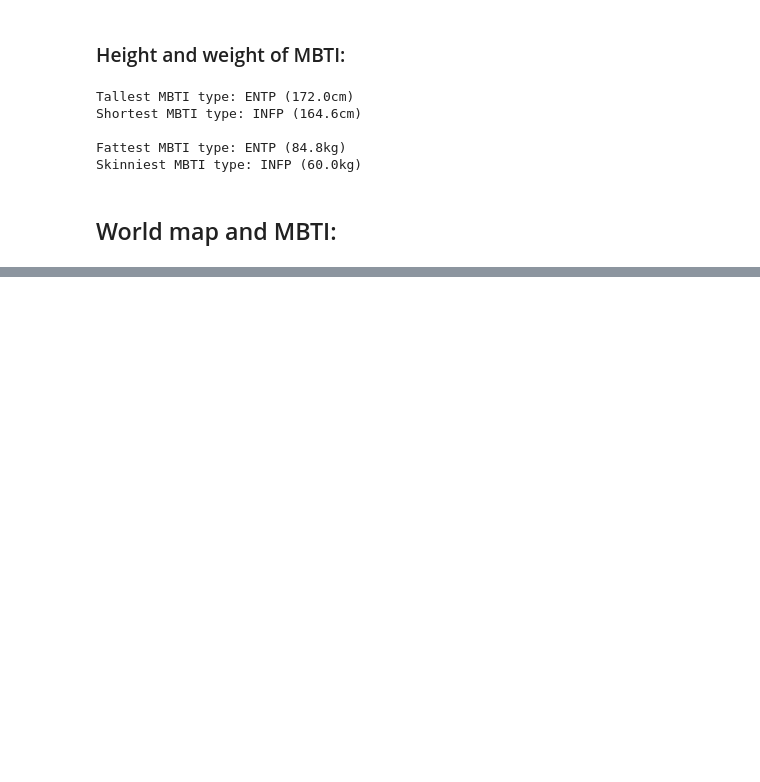
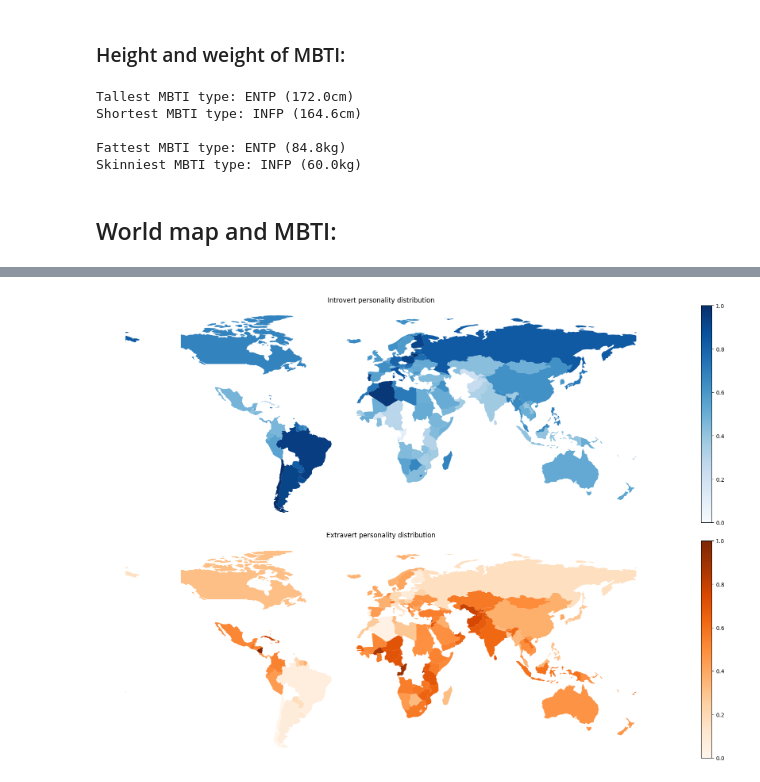
Before and after one commit to NightWanderer2004/BigData-learning, a Jupyter notebook: project/project.ipynb, the cells around one changed output, grey strips where cells are left out. Cells and saved outputs as stored; diff of their text form; code cells hidden in the pictures; blank space fills up the shorter version.

```diff
--- a/project/project.ipynb
+++ b/project/project.ipynb
@@ -459,0 +434,23 @@ Skinniest MBTI type: INFP (60.0kg)
+# %%
+introvert_types = ["ISTJ", "ISFJ", "INFJ", "INTJ", "ISTP", "ISFP", "INFP", "INTP"]
+extravert_types = ["ESTJ", "ESFJ", "ENFJ", "ENTJ", "ESTP", "ESFP", "ENFP", "ENTP"]
+thinking_types = ["INTJ", "ENTJ", "INTP", "ENTP", "ISTP", "ESTP", "ISTJ", "ESTJ"]
+feeling_types = ["ESFJ", "ISFJ", "ESFP", "ISFP", "ENFJ", "INFJ", "ENFP", "INFP"]
+
+df_countries["Introvert"] = df_countries[introvert_types].sum(axis=1)
+df_countries["Extravert"] = df_countries[extravert_types].sum(axis=1)
+df_countries["Thinking"] = df_countries[thinking_types].sum(axis=1)
+df_countries["Feeling"] = df_countries[feeling_types].sum(axis=1)
+
+df_countries["Introvert"] = (df_countries["Introvert"] - df_countries["Introvert"].min()) / (
+    df_countries["Introvert"].max() - df_countries["Introvert"].min()
+)
+df_countries["Extravert"] = (df_countries["Extravert"] - df_countries["Extravert"].min()) / (
+    df_countries["Extravert"].max() - df_countries["Extravert"].min()
+)
+df_countries["Thinking"] = (df_countries["Thinking"] - df_countries["Thinking"].min()) / (
+    df_countries["Thinking"].max() - df_countries["Thinking"].min()
+)
+df_countries["Feeling"] = (df_countries["Feeling"] - df_countries["Feeling"].min()) / (
+    df_countries["Feeling"].max() - df_countries["Feeling"].min()
+)
@@ -459,0 +467,19 @@ Skinniest MBTI type: INFP (60.0kg)
+# %%
+world = gpd.read_file(gpd.datasets.get_path("naturalearth_lowres"))
+
+world = world.merge(df_countries, how="left", left_on="name", right_on="Country")
+# %%
+fig, (ax1, ax2) = plt.subplots(2, 1, figsize=(20, 12))
+
+world.plot(column="Introvert", cmap="Blues", legend=True, ax=ax1)
+ax1.set_title("Introvert personality distribution")
+ax1.set_axis_off()
+
+world.plot(column="Extravert", cmap="Oranges", legend=True, ax=ax2)
+ax2.set_title("Extravert personality distribution")
+ax2.set_axis_off()
+
+plt.tight_layout()
+plt.show()
+# %% [output]
+[figure, added]
```
Also changed, not shown: parts of 35 cells of this notebook, 1 other file.
